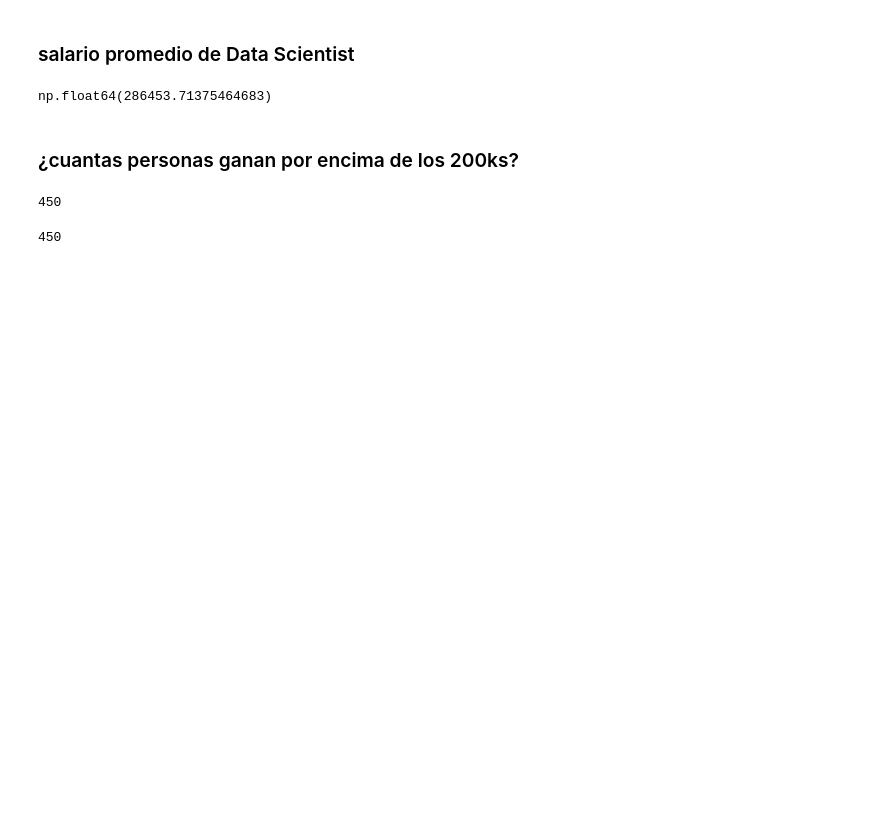
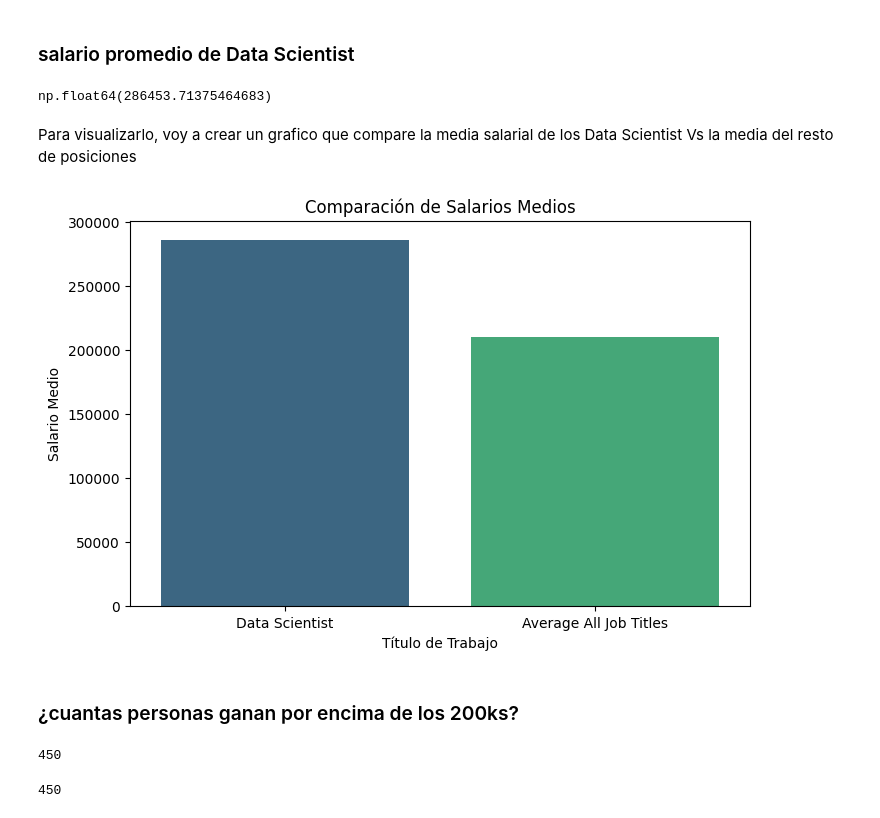
Before and after one commit to liagcaviedes/Data-Analytics-Salaries-Project, a Jupyter notebook: salary_data_ok.ipynb, the cells around one changed output. Saved outputs shown, nothing was run; the diff lists cells and outputs as text; code cells hidden in the pictures; blank space fills up the shorter version.

```diff
--- a/salary_data_ok.ipynb
+++ b/salary_data_ok.ipynb
@@ -321,3 +307,30 @@ np.float64(286453.71375464683)
+# %% [markdown]
+Para visualizarlo, voy a crear un grafico que compare la media salarial de los Data Scientist Vs la media del resto de posiciones
+# %%
+# Paso 1: Calcular la media de salarios de Data Scientists
+mean_salary_data_scientist = df[df['job_title'] == 'Data Scientist']['salary'].mean()
+
+# Paso 2: Calcular la media de salarios de todos los títulos de trabajo
+mean_salary_all = df['salary'].mean()
+
+# Paso 3: Crear un DataFrame para las medias
+salary_comparison = pd.DataFrame({
+    'Job Title': ['Data Scientist', 'Average All Job Titles'],
+    'Mean Salary': [mean_salary_data_scientist, mean_salary_all]
+})
+
+# Paso 4: Crear un gráfico de barras
+plt.figure(figsize=(8, 5))
+sns.barplot(x='Job Title', y='Mean Salary', data=salary_comparison, palette='viridis')
+
+# Ajustes adicionales
+plt.title('Comparación de Salarios Medios')
+plt.xlabel('Título de Trabajo')
+plt.ylabel('Salario Medio')
+plt.xticks(rotation=0)  # Rotar etiquetas del eje x si es necesario
+plt.show()
+# %% [output]
+[figure, added]
 # %% [markdown]
 ### ¿cuantas personas ganan por encima de los 200ks?
 # %%
```
Also changed, not shown: parts of 7 cells of this notebook.
